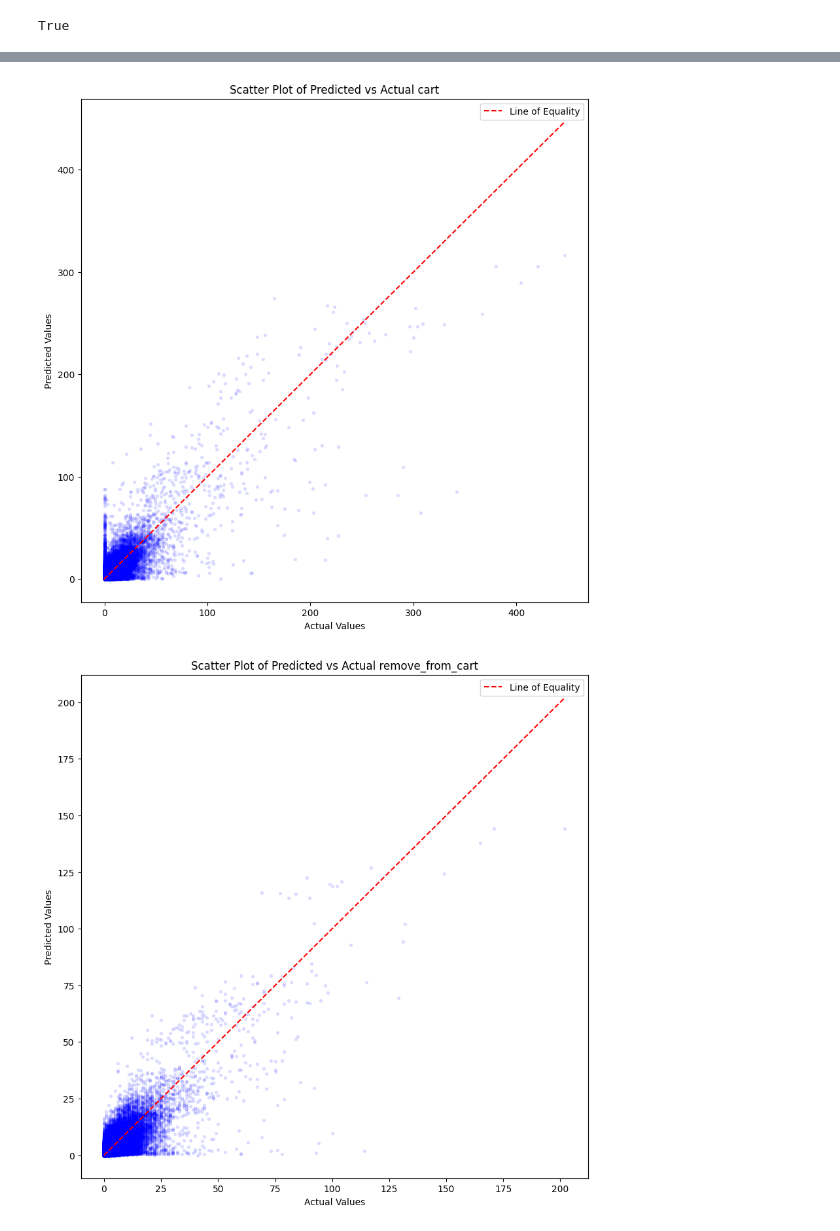
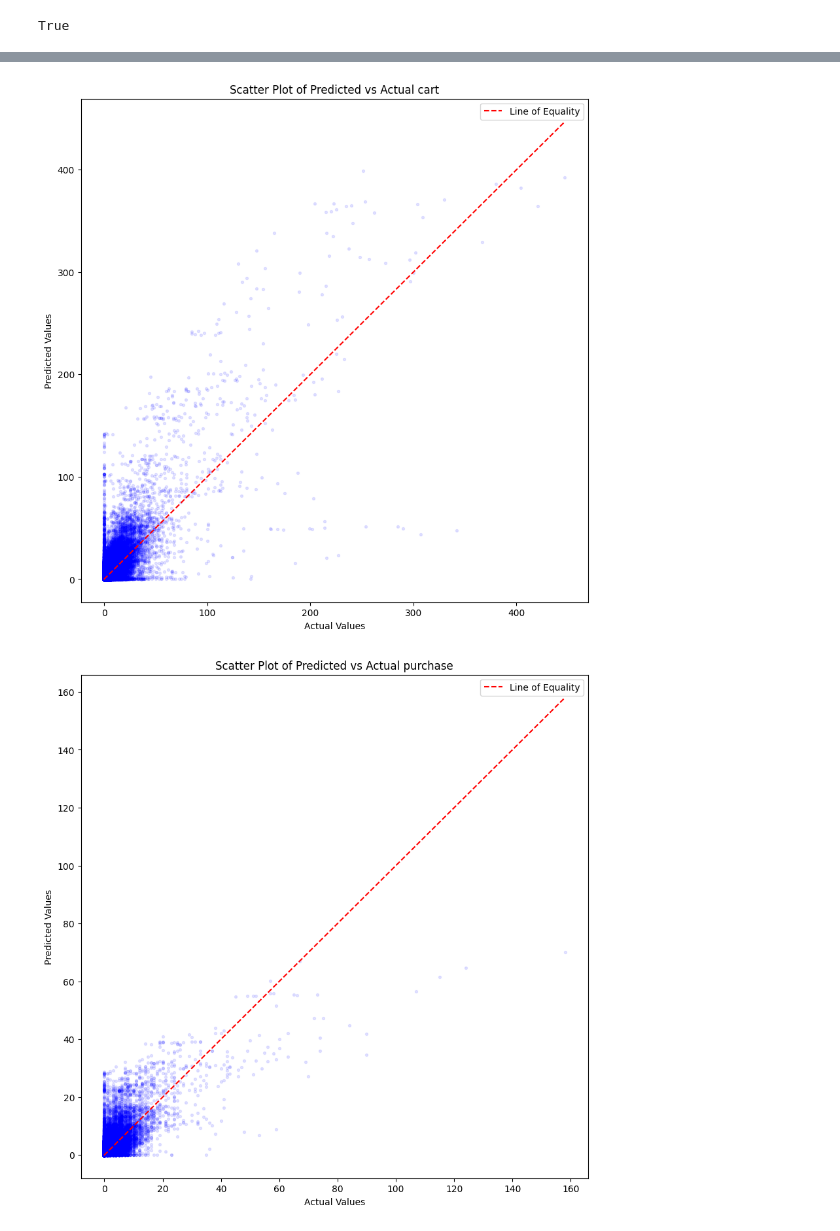
Before and after one commit to catan271/datn, a Jupyter notebook: training/03c-predict.ipynb, the cells around one changed output, grey strips where cells are left out. Saved outputs shown, nothing was run; the diff lists cells and outputs as text; code cells hidden in the pictures.

Commit message:
checkpoint: 14 prev_days

```diff
--- a/training/03c-predict.ipynb
+++ b/training/03c-predict.ipynb
@@ -52,7 +51,7 @@ with orm.Session(engine) as session, session.begin():
     for row in session.scalars(sa.select(Product)).all():
         products[(row.product_id, row.category_id)] = row
 
-    memorized = defaultdict(lambda: defaultdict(lambda: { 'view': 0, 'cart': 0, 'remove_from_cart': 0, 'purchase': 0 }))
+    memorized = defaultdict(lambda: defaultdict(lambda: { 'view': 0, 'cart': 0, 'purchase': 0 }))
 
     d = start - datetime.timedelta(days=prev_days)
     for i in range(prev_days):
@@ -61,7 +60,6 @@ with orm.Session(engine) as session, session.begin():
             memorized[d][key] = {
                 'view': row.view,
                 'cart': row.cart,
-                'remove_from_cart': row.remove_from_cart,
                 'purchase': row.purchase,
             }
 
@@ -80,9 +78,7 @@ with orm.Session(engine) as session, session.begin():
                 'category_id': row.category_id,
                 'view': row.view,
                 'cart': row.cart,
-                'remove_from_cart': row.remove_from_cart,
                 'purchase': row.purchase,
-                'rank': row.rank,
                 'rank_in_category': row.rank_in_category,
                 'days_on_shelf': (d - products[key].release_date).days,
                 'price': row.max_price,
@@ -105,15 +101,12 @@ with orm.Session(engine) as session, session.begin():
         rows.sort(key=key_func)
 
         for index, record in enumerate(rows):
-            record['rank'] = index + 1
-
             key = (record['product_id'], record['category_id'])
 
             for i in range(1, prev_days + 1):
                 prev_d = d - datetime.timedelta(days=i)
                 record[f'view_prev{i}'] = memorized[prev_d][key]['view']
                 record[f'cart_prev{i}'] = memorized[prev_d][key]['cart']
-                record[f'remove_from_cart_prev{i}'] = memorized[prev_d][key]['remove_from_cart']
                 record[f'purchase_prev{i}'] = memorized[prev_d][key]['purchase']
 
             if (d - products[key].release_date).days >= 7:
@@ -122,28 +115,24 @@ with orm.Session(engine) as session, session.begin():
                 memorized[d][key] = {
                     'view': record['view'],
                     'cart': record['cart'],
-                    'remove_from_cart': record['remove_from_cart'],
                     'purchase': record['purchase'],
                 }
 
-        del memorized[d - datetime.timedelta(days=prev_days)]
+        del memorized[d - datetime.timedelta(days=max(30, prev_days))]
 
         df = pd.DataFrame.from_records(records)
         result_df = df.loc[:,[
             'product_id',
             'category_id',
-            'rank',
             'rank_in_category',
             'view',
             'cart',
-            'remove_from_cart',
             'purchase',
         ]]
         df = df.drop(columns=['product_id', 'category_id'])
         X1, X2, y = preprocess_c(df)
         result_df['predicted_view'] = data_descale(model_view.predict([X1, X2])[:, 0], 'view')
         result_df['predicted_cart'] = data_descale(model_cart.predict([X1, X2])[:, 0], 'cart')
-        result_df['predicted_remove_from_cart'] = data_descale(model_remove_from_cart.predict([X1, X2])[:, 0], 'remove_from_cart')
         result_df['predicted_purchase'] = data_descale(model_purchase.predict([X1, X2])[:, 0], 'purchase')
 
 
@@ -154,7 +143,6 @@ with orm.Session(engine) as session, session.begin():
             memorized[d][key] = {
                 'view': result['predicted_view'],
                 'cart': result['predicted_cart'],
-                'remove_from_cart': result['predicted_remove_from_cart'],
                 'purchase': result['predicted_purchase'],
             }
 
@@ -191,6 +179,5 @@ result_df = pd.concat([
 
 plot_accuracy(result_df['predicted_view'], result_df['view'], 'view')
 plot_accuracy(result_df['predicted_cart'], result_df['cart'], 'cart')
-plot_accuracy(result_df['predicted_remove_from_cart'], result_df['remove_from_cart'], 'remove_from_cart')
 plot_accuracy(result_df['predicted_purchase'], result_df['purchase'], 'purchase')
 # %% [output]
@@ -198,2 +185,2 @@ plot_accuracy(result_df['predicted_purchase'], result_df['purchase'], 'purchase'
-[figure, old version]
+[figure, new version]
-[figure, old version]
+[figure, new version]
```
Also changed, not shown: parts of 3 cells of this notebook, 11 other files.
